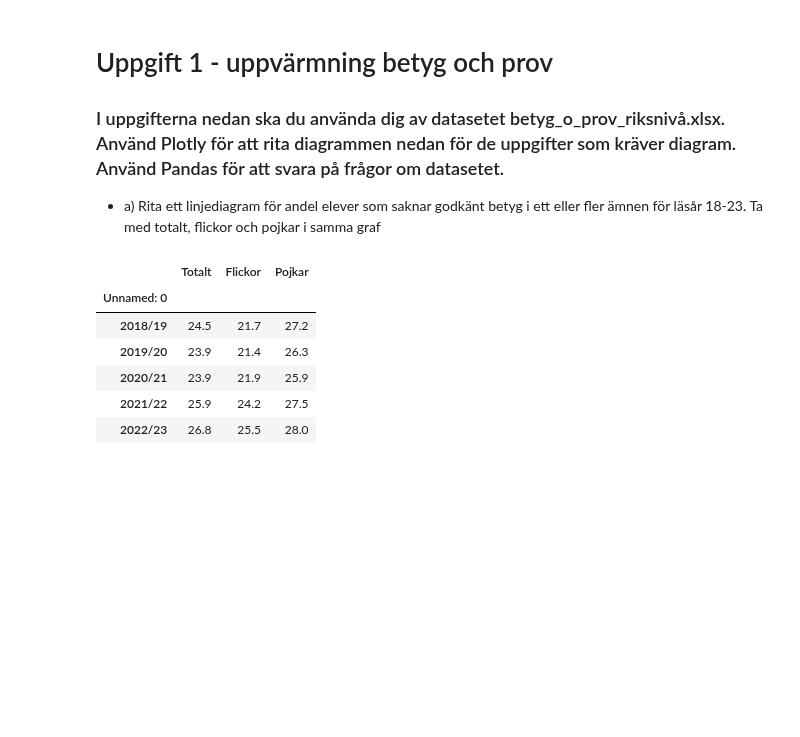
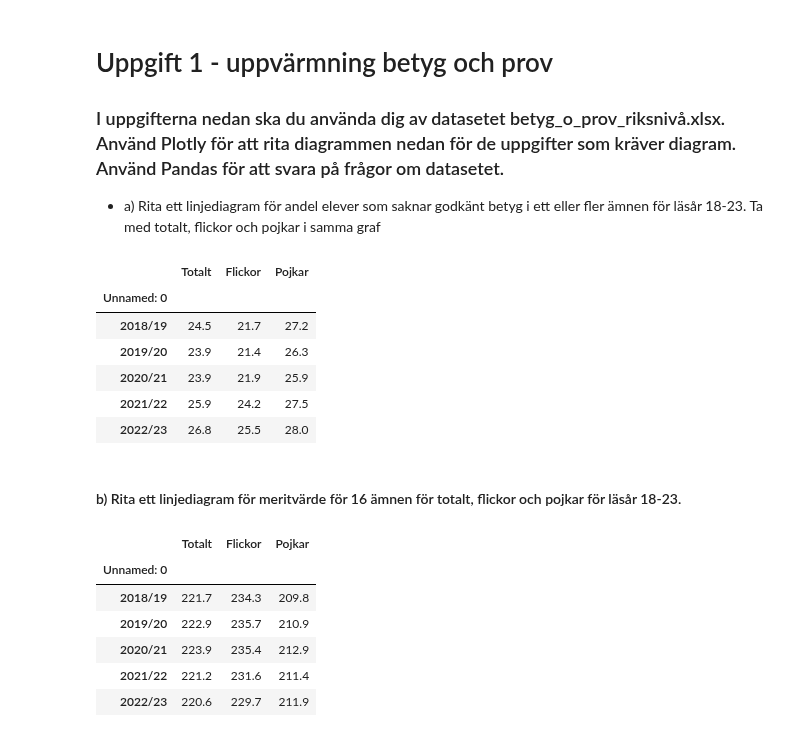
Before and after one commit to ArthurLopez1/Python-Arthur-Lopez-OPA23, a Jupyter notebook: labb2/labb2_1.ipynb, the cells around one changed output. Drawn from its saved outputs; the diff is of its cells as text; code cells hidden in the pictures; blank space fills up the shorter version.

```diff
--- a/labb2/labb2_1.ipynb
+++ b/labb2/labb2_1.ipynb
@@ -43,0 +58,23 @@ fig.show()
+# %% [markdown]
+#### b) Rita ett linjediagram för meritvärde för 16 ämnen för totalt, flickor och pojkar för läsår 18-23.
+# %%
+file_path = "betyg_o_prov_riksnivå.xlsx"
+df = pd.read_excel(file_path, sheet_name="Tabell 1B", skiprows=7).head()
+
+columns_to_exclude = ['Totalt.2', 'Flickor.2', 'Pojkar.2', 'Totalt.1', 'Flickor.1', 'Pojkar.1']
+df = df.drop(columns=columns_to_exclude)
+
+df.index = df.iloc[:, 0]
+df = df.drop(columns=df.columns[0])
+
+df = df.rename(columns=lambda x: x.replace('.2', ''))
+
+df
+# %% [output]
+|  | Totalt | Flickor | Pojkar |
+| Unnamed: 0 |  |  |  |
+| 2018/19 | 221.7 | 234.3 | 209.8 |
+| 2019/20 | 222.9 | 235.7 | 210.9 |
+| 2020/21 | 223.9 | 235.4 | 212.9 |
+| 2021/22 | 221.2 | 231.6 | 211.4 |
+| 2022/23 | 220.6 | 229.7 | 211.9 |
```
Also changed, not shown: parts of 5 cells of this notebook, 3 other files.
